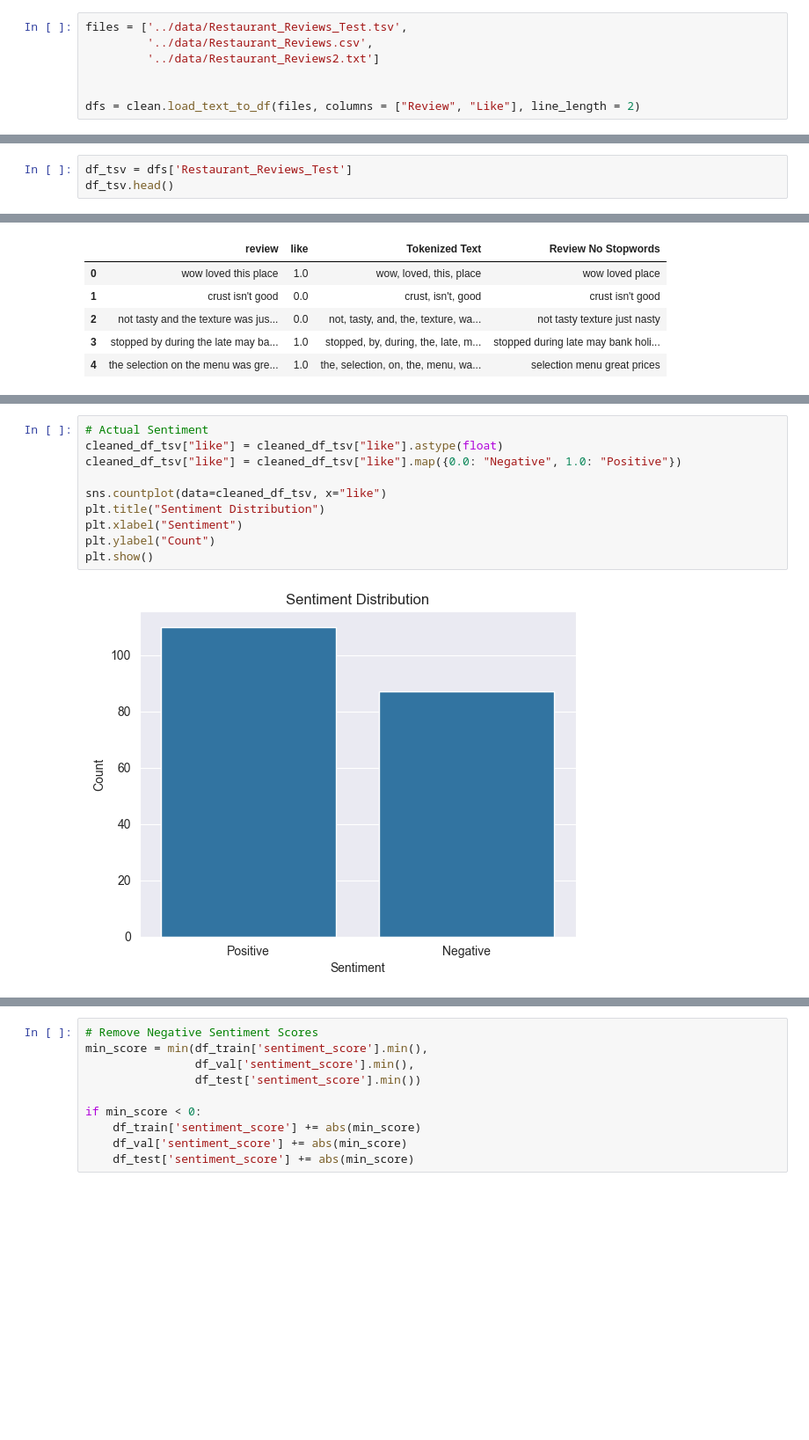
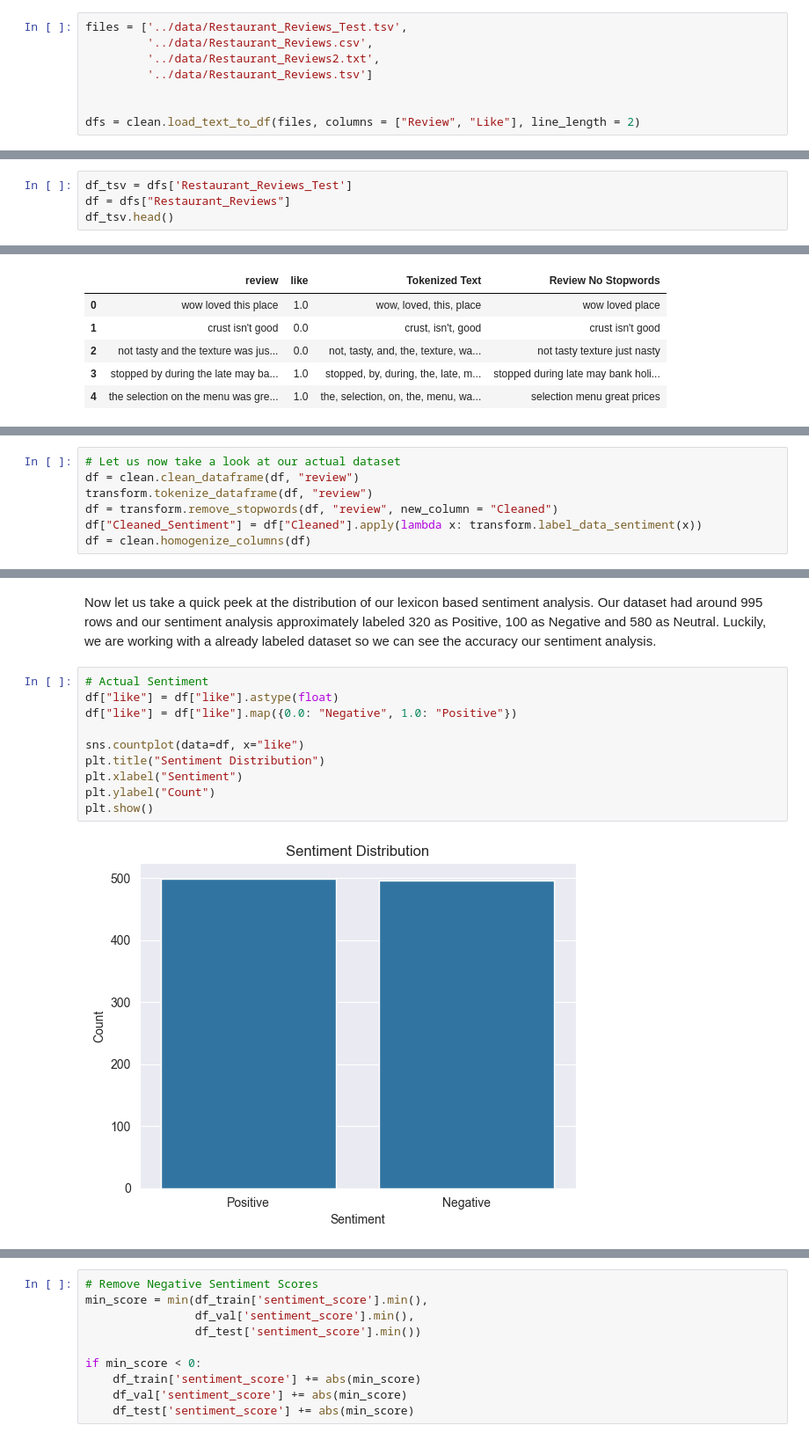
Before and after one commit to Thomas-Kulch/text_data_toolkit, a Jupyter notebook: eda/EDA_Restaurant_Reviews.ipynb, the cells around one changed output, grey strips where cells are left out. Shown: that part at 88% size. Saved outputs shown, nothing was run; the diff lists cells and outputs as text; blank space fills up the shorter version.

```diff
--- a/eda/EDA_Restaurant_Reviews.ipynb
+++ b/eda/EDA_Restaurant_Reviews.ipynb
@@ -24,7 +24,8 @@ Space for File Operations
 # %%
 files = ['../data/Restaurant_Reviews_Test.tsv',
          '../data/Restaurant_Reviews.csv',
-         '../data/Restaurant_Reviews2.txt']
+         '../data/Restaurant_Reviews2.txt',
+         '../data/Restaurant_Reviews.tsv']
 
 
 dfs = clean.load_text_to_df(files, columns = ["Review", "Like"], line_length = 2)
@@ -51,6 +52,7 @@ df_txt.head()
 | 5 | The selection on the menu was gre... | 1 |
 # %%
 df_tsv = dfs['Restaurant_Reviews_Test']
+df = dfs["Restaurant_Reviews"]
 df_tsv.head()
 # %% [output]
 |  | Review | Like |
@@ -198,0 +181,7 @@ cleaned_df_tsv.head()
+# %%
+# Let us now take a look at our actual dataset
+df = clean.clean_dataframe(df, "review")
+transform.tokenize_dataframe(df, "review")
+df = transform.remove_stopwords(df, "review", new_column = "Cleaned")
+df["Cleaned_Sentiment"] = df["Cleaned"].apply(lambda x: transform.label_data_sentiment(x))
+df = clean.homogenize_columns(df)
@@ -233,12 +230,14 @@ eda.plot_sentiment_distribution(df = cleaned_df_tsv, text_column="Autocorrected"
+# %% [markdown]
+Now let us take a quick peek at the distribution of our lexicon based sentiment analysis. Our dataset had around 995 rows and our sentiment analysis approximately labeled 320 as Positive, 100 as Negative and 580 as Neutral. Luckily, we are working with a already labeled dataset so we can see the accuracy our sentiment analysis.
 # %%
 # Actual Sentiment
-cleaned_df_tsv["like"] = cleaned_df_tsv["like"].astype(float)
-cleaned_df_tsv["like"] = cleaned_df_tsv["like"].map({0.0: "Negative", 1.0: "Positive"})
+df["like"] = df["like"].astype(float)
+df["like"] = df["like"].map({0.0: "Negative", 1.0: "Positive"})
 
-sns.countplot(data=cleaned_df_tsv, x="like")
+sns.countplot(data=df, x="like")
 plt.title("Sentiment Distribution")
 plt.xlabel("Sentiment")
 plt.ylabel("Count")
 plt.show()
 # %% [output]
-[figure, old version]
+[figure, new version]
```
Also changed, not shown: parts of 42 cells of this notebook, 1 other file.
